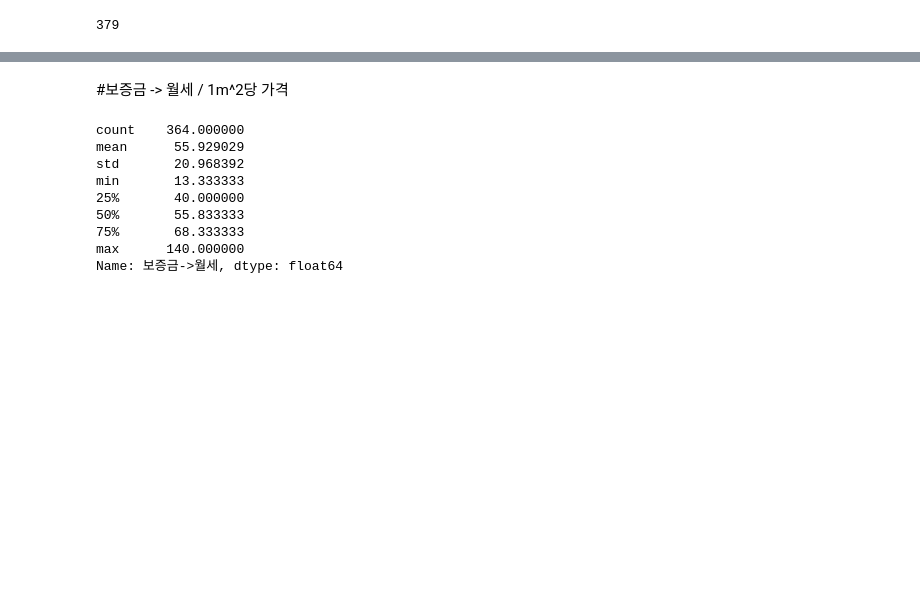
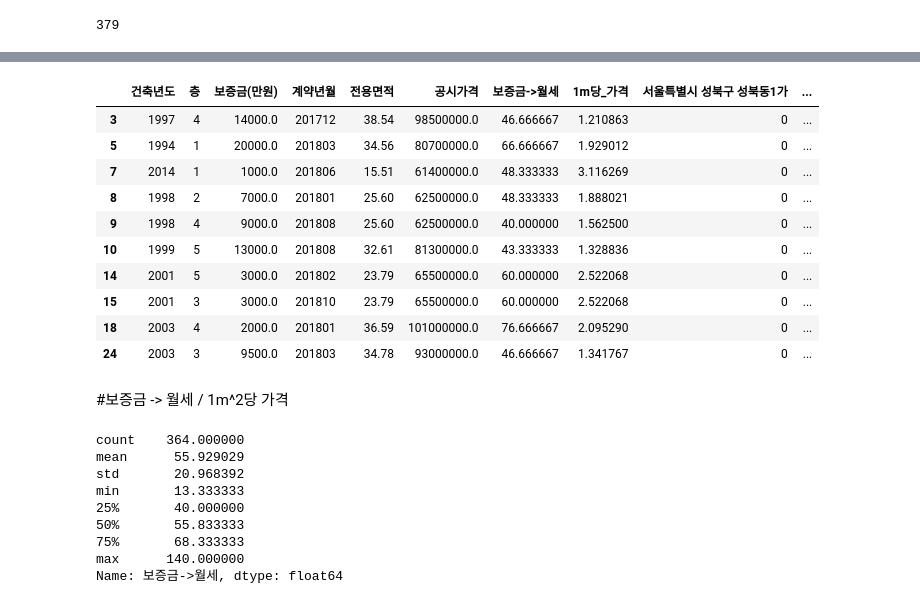
Before and after one commit to dasog94/PresumptionofMontlyRent, a Jupyter notebook: Preprocessing.ipynb, the cells around one changed output, grey strips where cells are left out. Saved outputs shown, nothing was run; the diff lists cells and outputs as text; code cells hidden in the pictures; blank space fills up the shorter version.

```diff
--- a/Preprocessing.ipynb
+++ b/Preprocessing.ipynb
@@ -210,3 +114,17 @@ print(len(df))
+# %%
+df.head(10)
+# %% [output]
+|  | 건축년도 | 층 | 보증금(만원) | 계약년월 | 전용면적 | 공시가격 | 보증금->월세 | 1m당_가격 | 서울특별시 성북구 성북동1가 | ... |
+| 3 | 1997 | 4 | 14000.0 | 201712 | 38.54 | 98500000.0 | 46.666667 | 1.210863 | 0 | ... |
+| 5 | 1994 | 1 | 20000.0 | 201803 | 34.56 | 80700000.0 | 66.666667 | 1.929012 | 0 | ... |
+| 7 | 2014 | 1 | 1000.0 | 201806 | 15.51 | 61400000.0 | 48.333333 | 3.116269 | 0 | ... |
+| 8 | 1998 | 2 | 7000.0 | 201801 | 25.60 | 62500000.0 | 48.333333 | 1.888021 | 0 | ... |
+| 9 | 1998 | 4 | 9000.0 | 201808 | 25.60 | 62500000.0 | 40.000000 | 1.562500 | 0 | ... |
+| 10 | 1999 | 5 | 13000.0 | 201808 | 32.61 | 81300000.0 | 43.333333 | 1.328836 | 0 | ... |
+| 14 | 2001 | 5 | 3000.0 | 201802 | 23.79 | 65500000.0 | 60.000000 | 2.522068 | 0 | ... |
+| 15 | 2001 | 3 | 3000.0 | 201810 | 23.79 | 65500000.0 | 60.000000 | 2.522068 | 0 | ... |
+| 18 | 2003 | 4 | 2000.0 | 201801 | 36.59 | 101000000.0 | 76.666667 | 2.095290 | 0 | ... |
+| 24 | 2003 | 3 | 9500.0 | 201803 | 34.78 | 93000000.0 | 46.666667 | 1.341767 | 0 | ... |
 # %% [markdown]
 #보증금 -> 월세 / 1m^2당 가격
 # %%
```
Also changed, not shown: parts of 20 cells of this notebook.
